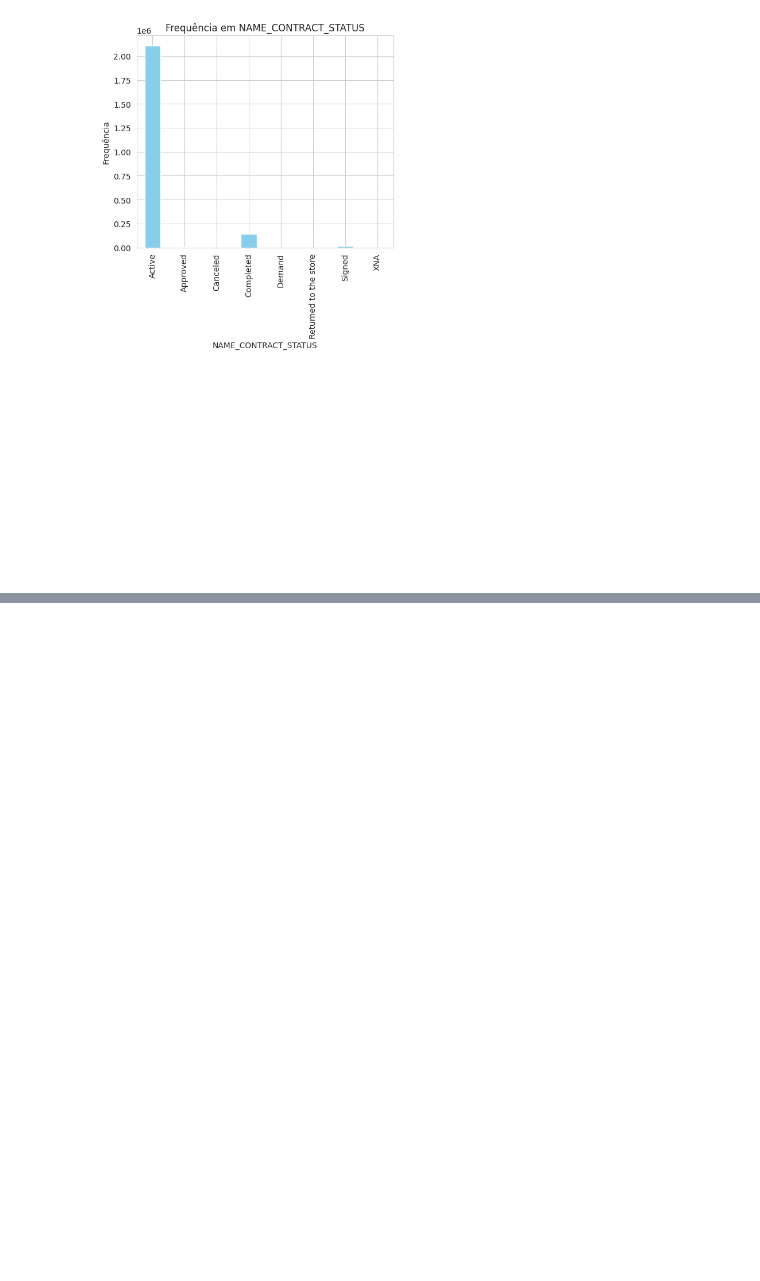
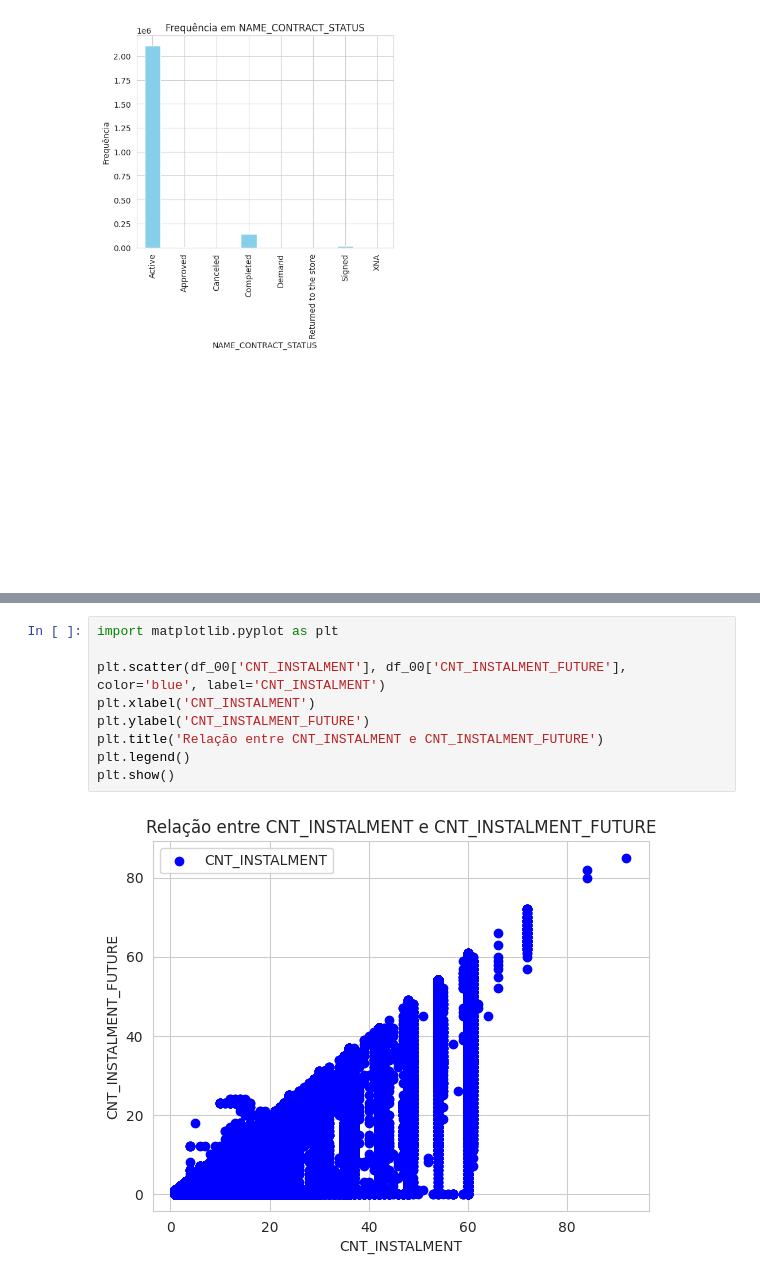
Before and after one commit to marciel-gomes/podacademy_s11, a Jupyter notebook: pod_001_pos_cash_balance.ipynb, the cells around one changed output, grey strips where cells are left out. Cells and saved outputs as stored; diff of their text form; blank space fills up the shorter version.

```diff
--- a/pod_001_pos_cash_balance.ipynb
+++ b/pod_001_pos_cash_balance.ipynb
@@ -301,0 +361,11 @@ plot_categorical_frequency_pt(df_00, corte_cardinalidade=30, graficos_por_linha=
+# %%
+import matplotlib.pyplot as plt
+
+plt.scatter(df_00['CNT_INSTALMENT'], df_00['CNT_INSTALMENT_FUTURE'], color='blue', label='CNT_INSTALMENT')
+plt.xlabel('CNT_INSTALMENT')
+plt.ylabel('CNT_INSTALMENT_FUTURE')
+plt.title('Relação entre CNT_INSTALMENT e CNT_INSTALMENT_FUTURE')
+plt.legend()
+plt.show()
+# %% [output]
+[figure, added]
```
Also changed, not shown: parts of 14 cells of this notebook.
